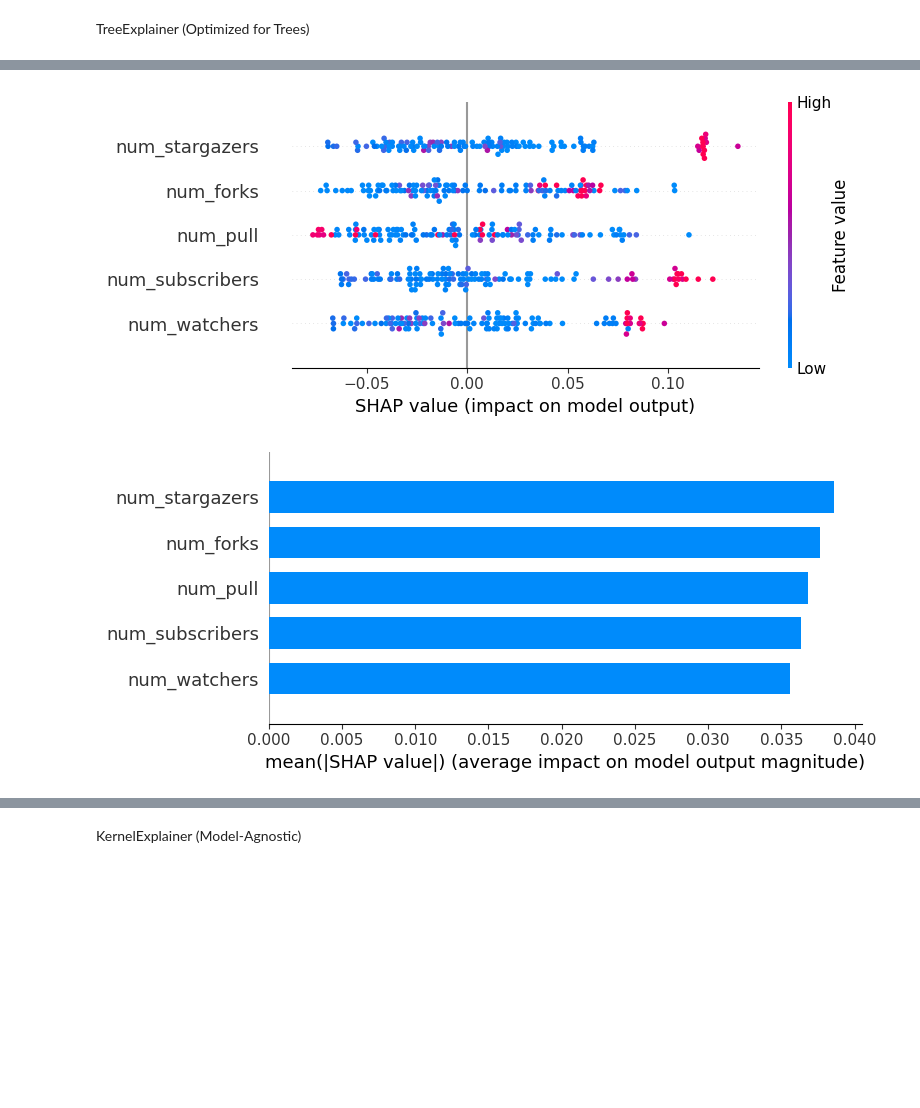
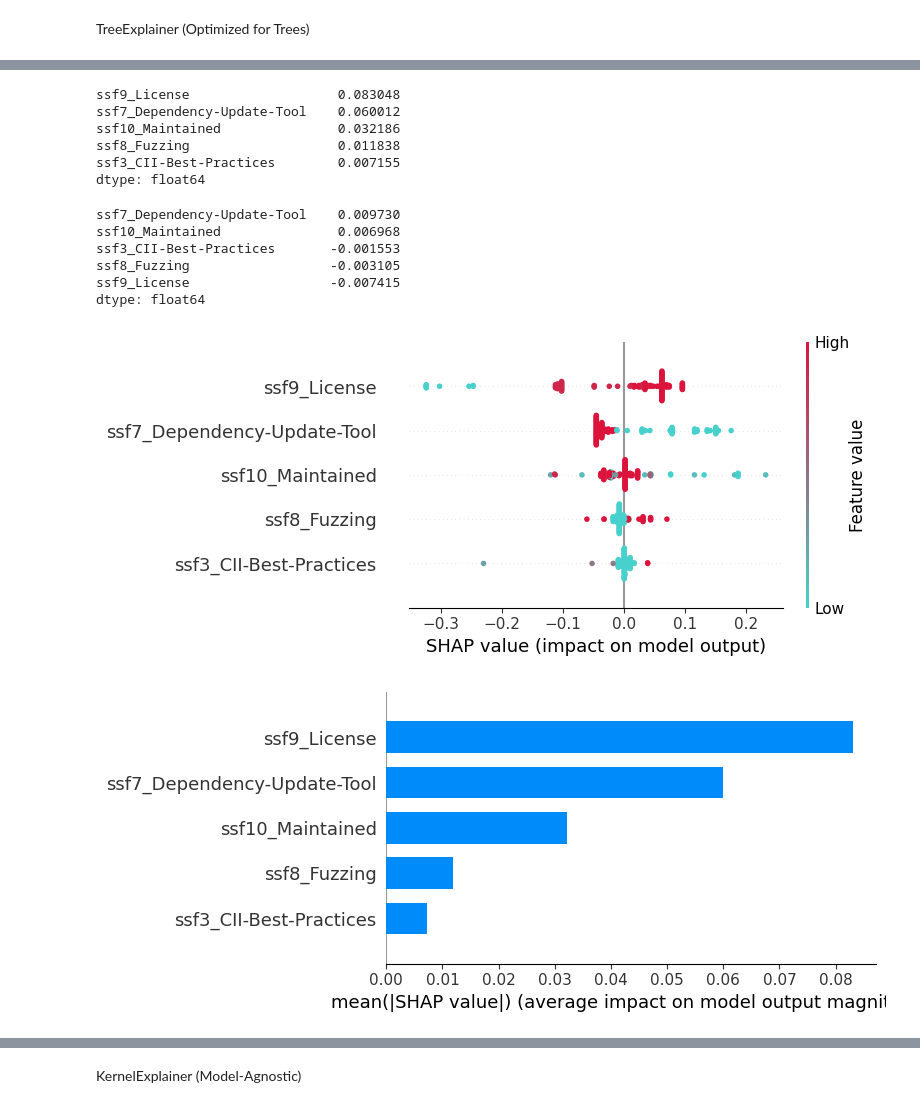
Before and after one commit to sswpka/Senior-Project-Security-Policy, a Jupyter notebook: shap.ipynb, the cells around one changed output, grey strips where cells are left out. Saved outputs shown, nothing was run; the diff lists cells and outputs as text; code cells hidden in the pictures; blank space fills up the shorter version.

Commit message:
shap update

```diff
--- a/shap.ipynb
+++ b/shap.ipynb
@@ -43,7 +47,7 @@ feature_types = {
 
 # Define features and target
 # เปลี่ยนฟีเจ้อจรงนี้้ 👇👇👇👇
-feature = "project_feature"
+feature = "project_quality"
 # เปลี่ยนcategoryจรงนี้้ 👇👇👇👇
 cate = "Generic policy"
 
@@ -136,15 +140,11 @@ roc_auc = roc_auc_score(y_test, y_probs)
 # Calculate other metrics
 accuracy = accuracy_score(y_test, y_pred)
 
-#calculate R-squared
-r2 = r2_score(y_test, y_probs)
-
 print(f"AUC - ROC Score: {roc_auc:.2f}")
 
 accuracy = accuracy_score(y_test, y_pred)
 report = classification_report(y_pred, y_test)
 print(f"Accuracy: {accuracy}")
-print(f"R-squared (R²): {r2:.2f}")
 print("Classification report:")
 print(report)
 # %% [output]
@@ -252,6 +236,49 @@ SHAP values saved at raw_shap/Generic policy_project_feature_shap.json
-# %%
-shap.summary_plot(shap_values_tree[:, :, 1], X_test)
-shap.summary_plot(shap_values_tree[:, :, 1], X_test, plot_type="bar")
-# %% [output]
-[figure, removed]
-[figure, removed]
+# %%
+shap_df = pd.DataFrame(shap_values_tree[:, :, 1], columns=X_test.columns)
+
+# Compute and print raw mean SHAP values
+mean_shap_raw = shap_df.abs().mean(0).sort_values(ascending=False)
+print(mean_shap_raw)
+# %% [output]
+ssf9_License                   0.083048
+ssf7_Dependency-Update-Tool    0.060012
+ssf10_Maintained               0.032186
+ssf8_Fuzzing                   0.011838
+ssf3_CII-Best-Practices        0.007155
+dtype: float64
+# %%
+shap_df = pd.DataFrame(shap_values_tree[:, :, 1], columns=X_test.columns)
+
+# Compute and print raw mean SHAP values
+mean_shap_raw = shap_df.mean(0).sort_values(ascending=False)
+print(mean_shap_raw)
+# %% [output]
+ssf7_Dependency-Update-Tool    0.009730
+ssf10_Maintained               0.006968
+ssf3_CII-Best-Practices       -0.001553
+ssf8_Fuzzing                  -0.003105
+ssf9_License                  -0.007415
+dtype: float64
+# %%
+
+custom_cmap = mcolors.LinearSegmentedColormap.from_list("pink_skyblue", ["mediumturquoise", "crimson"])
+
+# # Set the file path to save the image
+# save_directory = "shap"  # Change this to your desired directory
+# os.makedirs(save_directory, exist_ok=True)  # Ensure the directory exists
+# save_path = os.path.join(save_directory, f"{cate}_{feature}_summary_plot.png")  # File name
+
+# Create the SHAP summary plot
+shap.summary_plot(shap_values_tree[:, :, 1], X_test, cmap=custom_cmap)
+
+# # Save the plot after SHAP generates it
+# plt.savefig(save_path, dpi=300, bbox_inches='tight')
+
+# # Show the plot (optional)
+# plt.show()
+
+# Generate the bar summary plot
+shap.summary_plot(shap_values_tree[:, :, 1], X_test, plot_type="bar", show=True)
+# %% [output]
+[figure, added]
+[figure, added]
```
Also changed, not shown: parts of 15 cells of this notebook, 1 other file.
